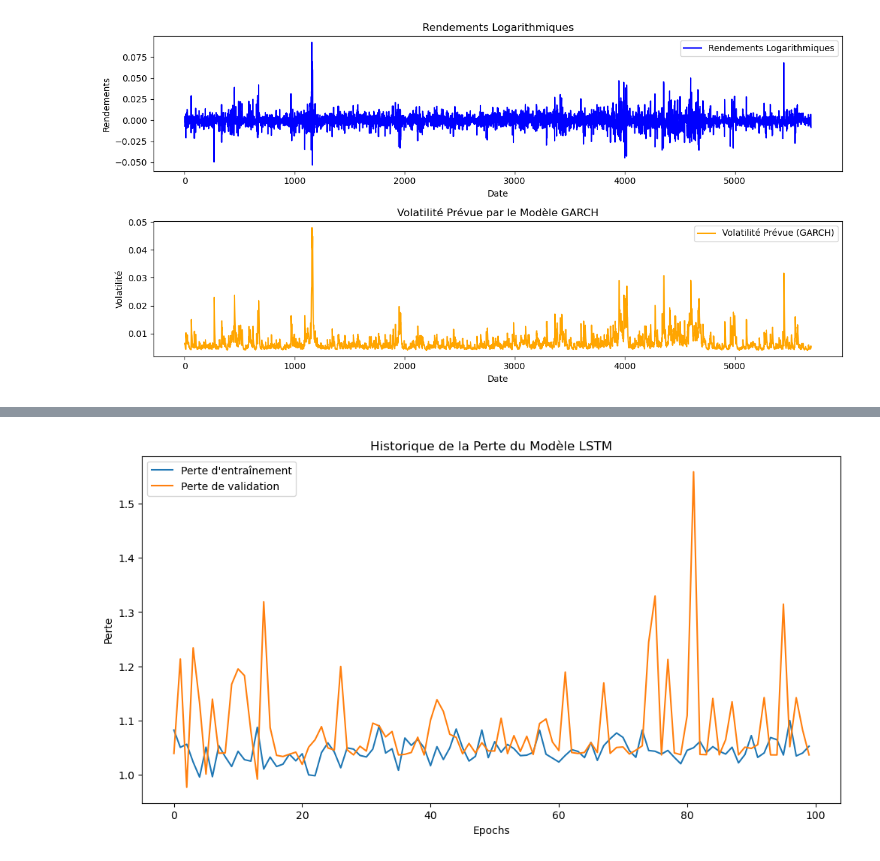
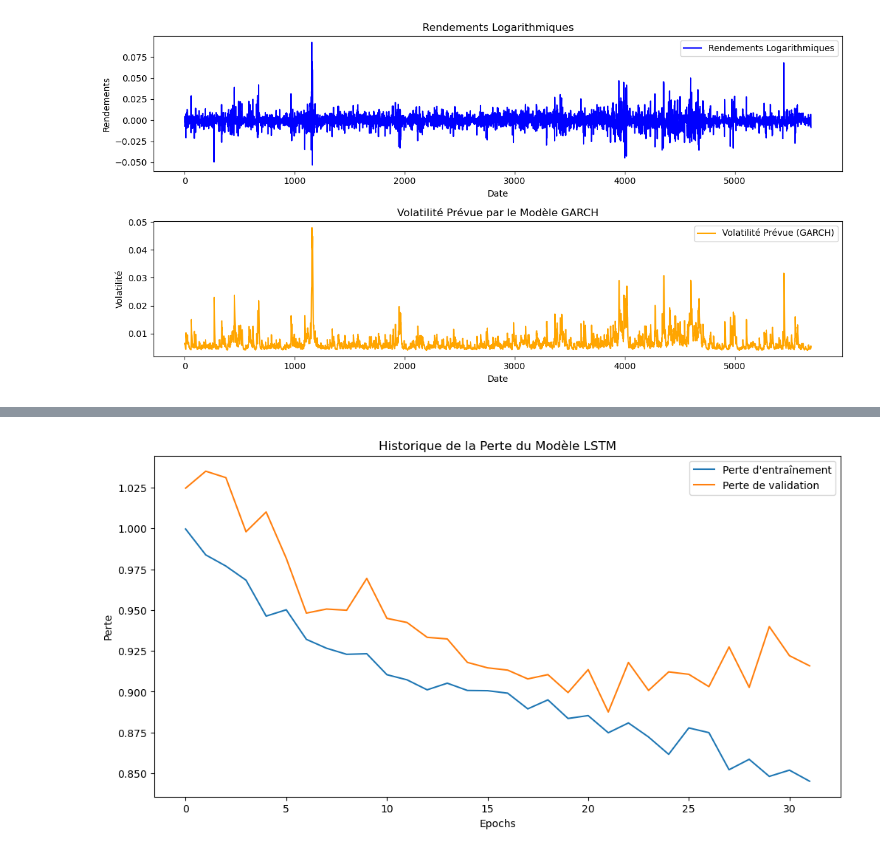
Before and after one commit to saidtahirialaoui/LSTM, a Jupyter notebook: code/code.ipynb, the cells around one changed output, grey strips where cells are left out. Cells and saved outputs as stored; diff of their text form; code cells hidden in the pictures.

```diff
--- a/code/code.ipynb
+++ b/code/code.ipynb
@@ -157,8 +157,9 @@ import pandas as pd
 from sklearn.preprocessing import StandardScaler
 from arch import arch_model
 from tensorflow.keras.models import Sequential
-from tensorflow.keras.layers import LSTM, Dense, Input
+from tensorflow.keras.layers import LSTM, Dense, Input, Dropout
 from tensorflow.keras.optimizers import Adam
+from tensorflow.keras.callbacks import EarlyStopping
 import matplotlib.pyplot as plt
 
 # Charger les données de prix
@@ -200,23 +201,29 @@ train_size = int(len(X_train) * 0.8)  # 80% pour l'entraînement
 X_train_split, X_test_split = X_train[:train_size], X_train[train_size:]
 y_train_split, y_test_split = y[:train_size], y[train_size:]
 
-# Construction du modèle LSTM
+# Construction du modèle LSTM avec Dropout pour stabiliser l'entraînement
 model = Sequential([
     Input(shape=(X_train.shape[1], X_train.shape[2])),  # 2 caractéristiques ici
     LSTM(50, return_sequences=True),
+    Dropout(0.2),  # Ajouter Dropout
     LSTM(50),
+    Dropout(0.2),  # Ajouter Dropout
     Dense(1)
 ])
 
-# Compiler le modèle
-model.compile(optimizer=Adam(learning_rate=0.09), loss='mse')
+# Compiler le modèle avec un taux d'apprentissage réduit
+model.compile(optimizer=Adam(learning_rate=0.001), loss='mse')
 print("Modèle LSTM créé avec succès")
+
+# Utiliser EarlyStopping pour éviter le surapprentissage
+early_stopping = EarlyStopping(monitor='val_loss', patience=10, restore_best_weights=True)
 
 # Entraîner le modèle
 history = model.fit(X_train_split, y_train_split,
                     epochs=100,            # Nombre d'époques à entraîner
-                    batch_size=32,        # Taille du lot
+                    batch_size=64,         # Augmenter la taille du lot
                     validation_data=(X_test_split, y_test_split),  # Validation avec l'ensemble de test
+                    callbacks=[early_stopping],  # Ajouter EarlyStopping
                     verbose=1)            # Affichage des progrès
 
 # Évaluation du modèle
@@ -254,2 +261,2 @@ Perte d'entraînement : 0.9955237507820129, Perte de test : 1.0369642972946167
-[figure, old version]
+[figure, new version]
 # %%
```
Also changed, not shown: parts of 2 cells of this notebook, 7 other files.
